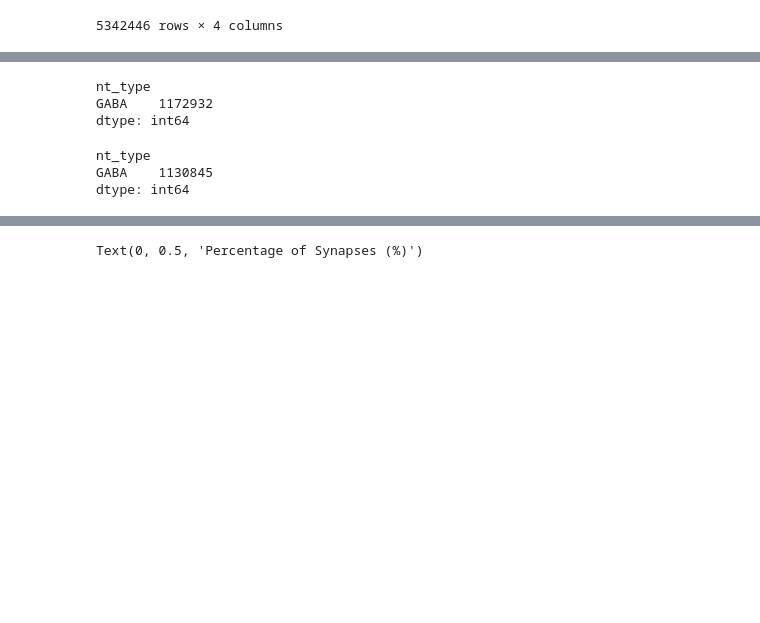
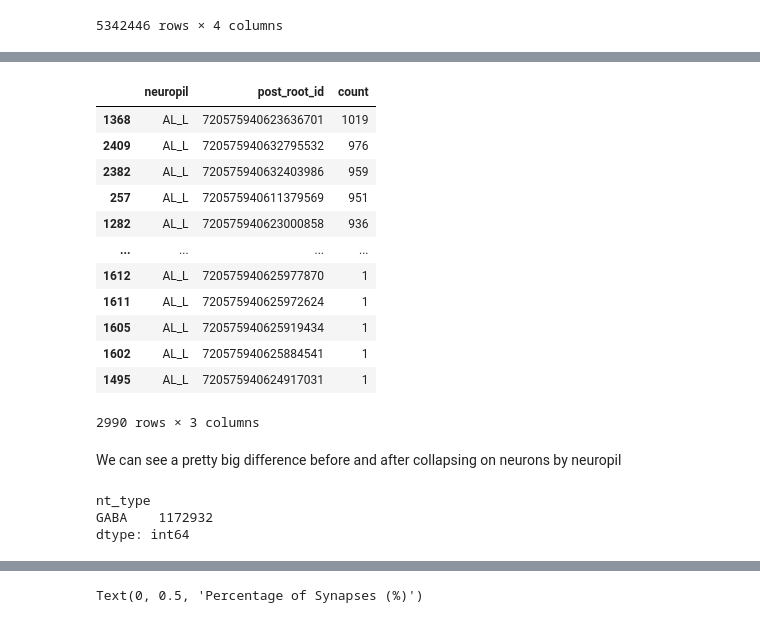
Before and after one commit to Gutierrez-lab/flybrain-clustering-rhessa, a Jupyter notebook: FlyWire/inhibitory_neuropil_analysis.ipynb, the cells around one changed output, grey strips where cells are left out. Saved outputs shown, nothing was run; the diff lists cells and outputs as text; code cells hidden in the pictures; blank space fills up the shorter version.

```diff
--- a/FlyWire/inhibitory_neuropil_analysis.ipynb
+++ b/FlyWire/inhibitory_neuropil_analysis.ipynb
@@ -42,12 +62,26 @@ connects_merged
+# %%
+# check: do root ids repeat in a single neuropil, keeping nt_type attached?
+check = connects_merged.groupby(['neuropil', 'post_root_id']).size().reset_index(name='count')
+check[check['neuropil']=='AL_L'].sort_values(by='count', ascending=False)
+# %% [output]
+|  | neuropil | post_root_id | count |
+| 1368 | AL_L | 720575940623636701 | 1019 |
+| 2409 | AL_L | 720575940632795532 | 976 |
+| 2382 | AL_L | 720575940632403986 | 959 |
+| 257 | AL_L | 720575940611379569 | 951 |
+| 1282 | AL_L | 720575940623000858 | 936 |
+| ... | ... | ... | ... |
+| 1612 | AL_L | 720575940625977870 | 1 |
+| 1611 | AL_L | 720575940625972624 | 1 |
+| 1605 | AL_L | 720575940625919434 | 1 |
+| 1602 | AL_L | 720575940625884541 | 1 |
+| 1495 | AL_L | 720575940624917031 | 1 |
+2990 rows × 3 columns
+# %% [markdown]
+We can see a pretty big difference before and after collapsing on neurons by neuropil
 # %%
 connections[connections['nt_type']=='GABA'].groupby('nt_type').size()
 # %% [output]
 nt_type
 GABA    1172932
 dtype: int64
-# %%
-connects_merged[connects_merged['nt_type']=='GABA'].groupby('nt_type').size()
-# %% [output]
-nt_type
-GABA    1130845
-dtype: int64
```
Also changed, not shown: parts of 8 cells of this notebook, 1 other file.
